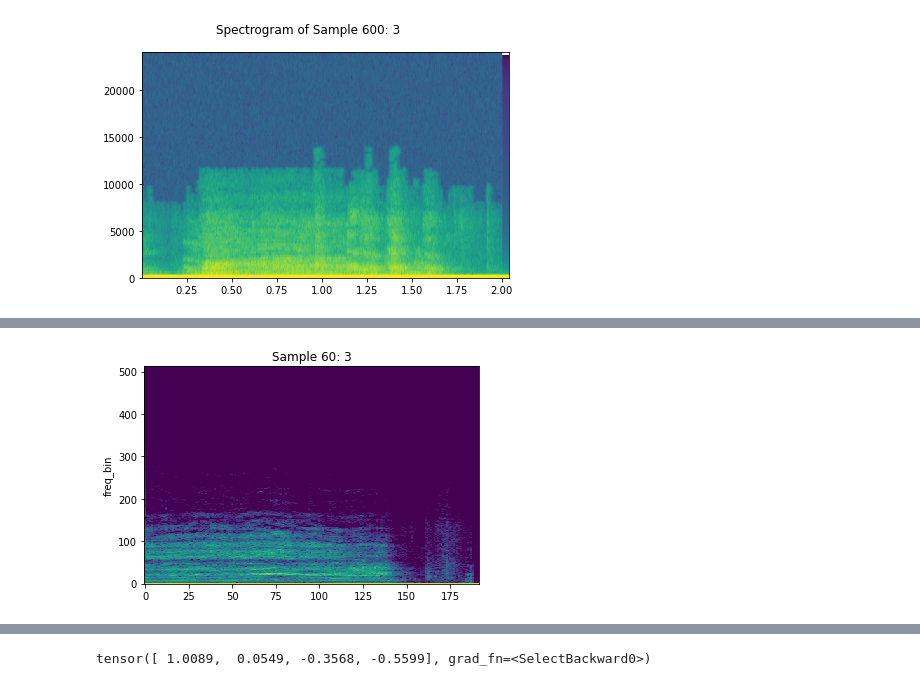
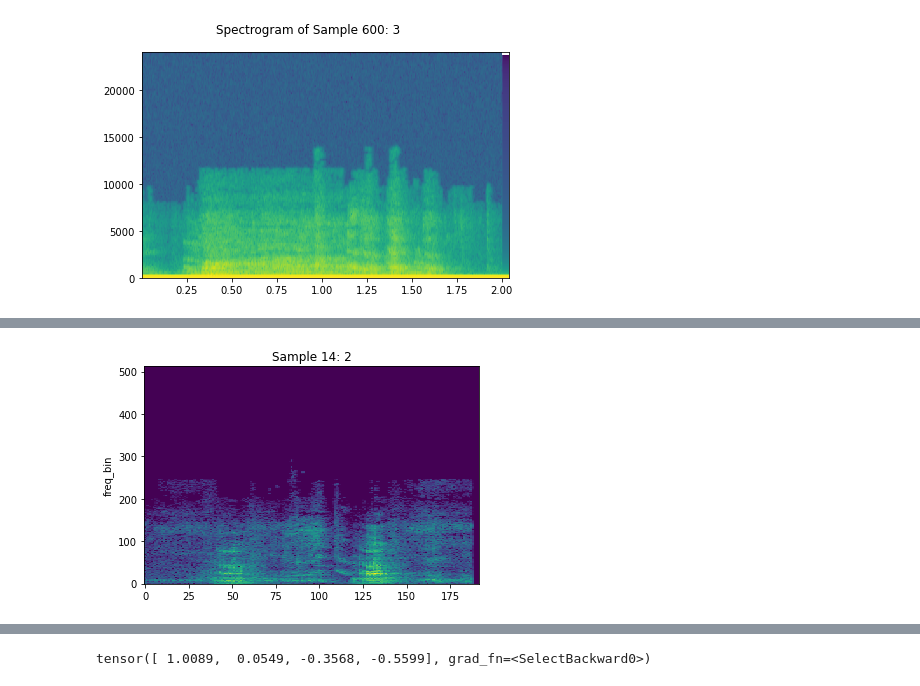
Before and after one commit to marie678/PigAudios, a Jupyter notebook: CNN_PigAudios_New_Architecture.ipynb, the cells around one changed output, grey strips where cells are left out. Drawn from its saved outputs; the diff is of its cells as text; code cells hidden in the pictures.

```diff
--- a/CNN_PigAudios_New_Architecture.ipynb
+++ b/CNN_PigAudios_New_Architecture.ipynb
@@ -83,9 +83,9 @@ transfo_spectro = torchaudio.transforms.Spectrogram(
 # %%
 # choose which transformation to apply to the waveforms + adjust necessary parameters/variables :
 
-# transfo_applied = 'spectrogram'
+transfo_applied = 'spectrogram'
 # transfo_applied = 'mel_spectrogram'
-transfo_applied = 'mfcc'
+# transfo_applied = 'mfcc'
 
 
 if transfo_applied == 'spectrogram':
@@ -132,7 +132,7 @@ class PigsAudioDataset(Dataset):
         waveform = self._mix_down(waveform)
         waveform = self._trim(waveform)
         waveform = self._zero_pad(waveform)
-        waveform = self._normalize(waveform)  # Apply normalization
+#         waveform = self._normalize(waveform)  # Apply normalization
         transfo = self.transformation(waveform)
 
         return waveform, sample_rate, label, transfo
@@ -300,13 +300,13 @@ IPython.display.Audio(waveform, rate=sample_rate)
 [interactive output not drawn]
 [figure]
 # %%
-i = 60
+i = 14
 waveform, sample_rate, label, _ = train_dataset[i]
 plot_spectrogram(torchaudio.transforms.Spectrogram(n_fft=n_fft)(waveform).squeeze(), title=f"Sample {i}: {label}")
 IPython.display.Audio(waveform, rate=sample_rate)
 # %% [output]
 [interactive output not drawn]
-[figure, old version]
+[figure, new version]
 # %%
 # Same as before
 i = 14
```
Also changed, not shown: parts of 9 cells of this notebook, 2 other files.
